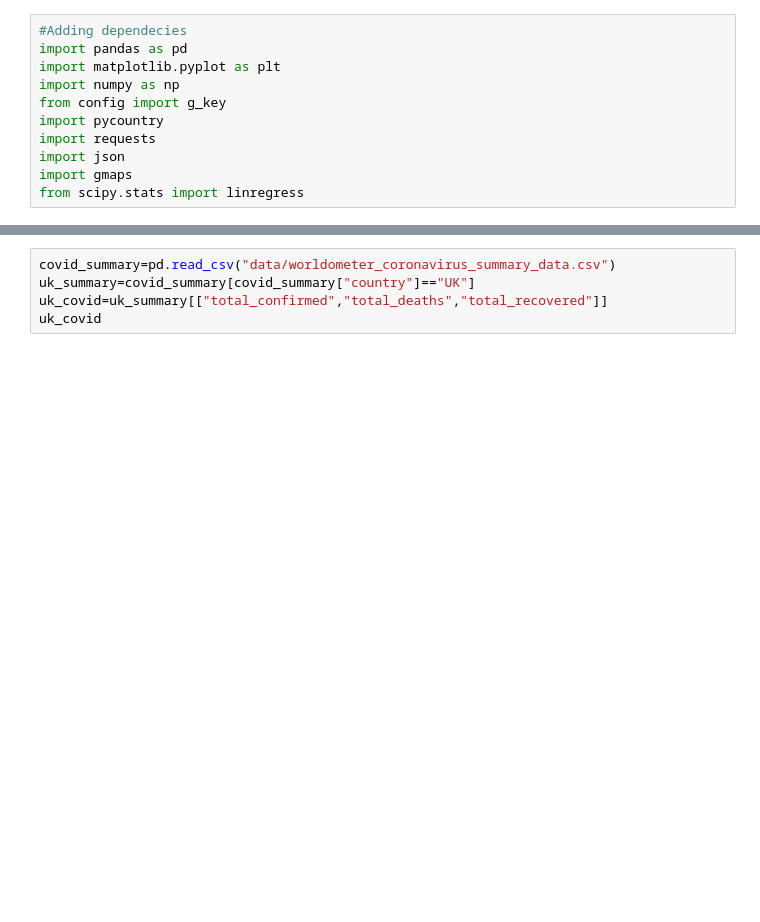
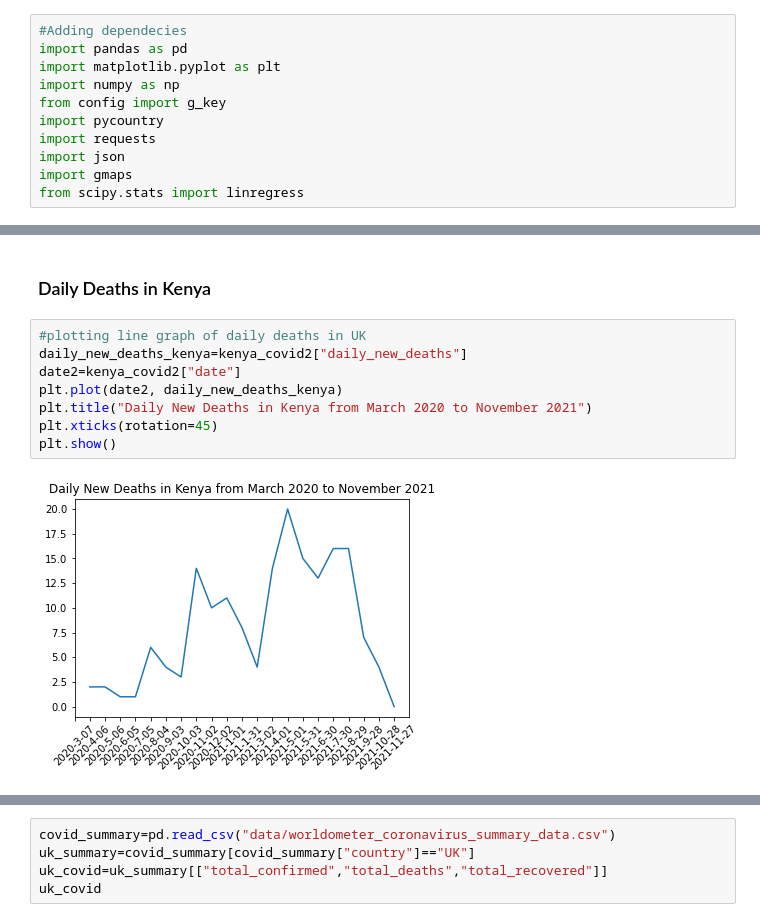
Before and after one commit to DominikaRzez/CovidVaccinationAnalysis, a Jupyter notebook: UK_analysis.ipynb, the cells around one changed output, grey strips where cells are left out. Cells and saved outputs as stored; diff of their text form; blank space fills up the shorter version.

```diff
--- a/UK_analysis.ipynb
+++ b/UK_analysis.ipynb
@@ -62,0 +111,12 @@ The r-squared is: 0.13382632711853648
+# %% [markdown]
+<h3>Daily Deaths in Kenya</h3>
+# %%
+#plotting line graph of daily deaths in UK
+daily_new_deaths_kenya=kenya_covid2["daily_new_deaths"]
+date2=kenya_covid2["date"]
+plt.plot(date2, daily_new_deaths_kenya)
+plt.title("Daily New Deaths in Kenya from March 2020 to November 2021")
+plt.xticks(rotation=45)
+plt.show()
+# %% [output]
+[figure, added]
```
Also changed, not shown: parts of 27 cells of this notebook, 1 other file.
